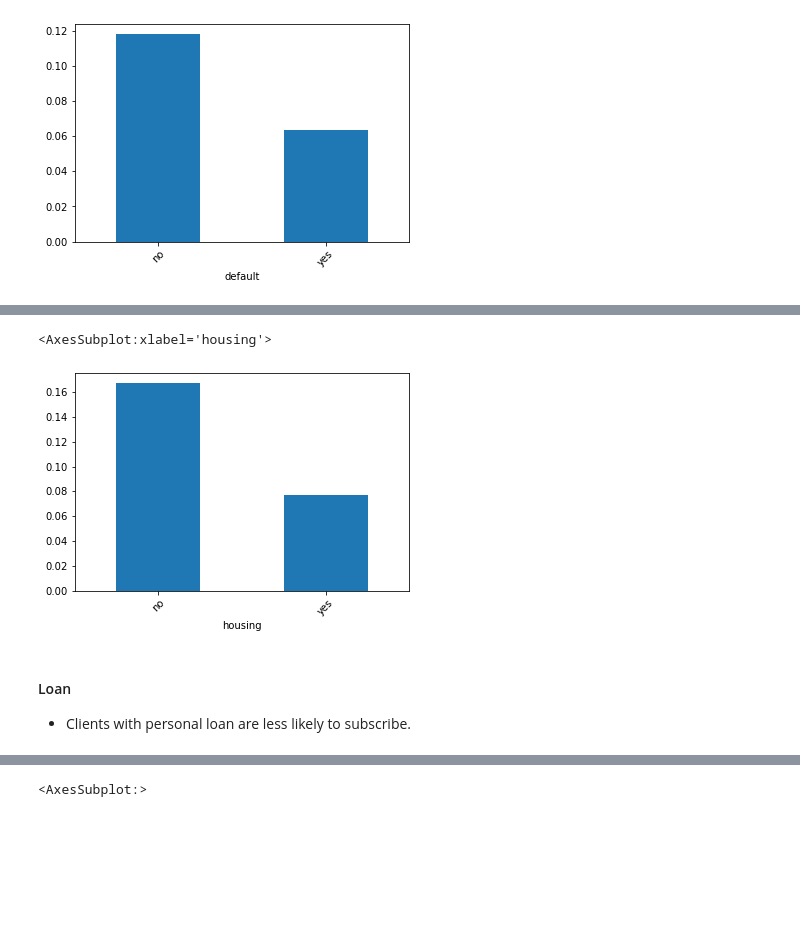
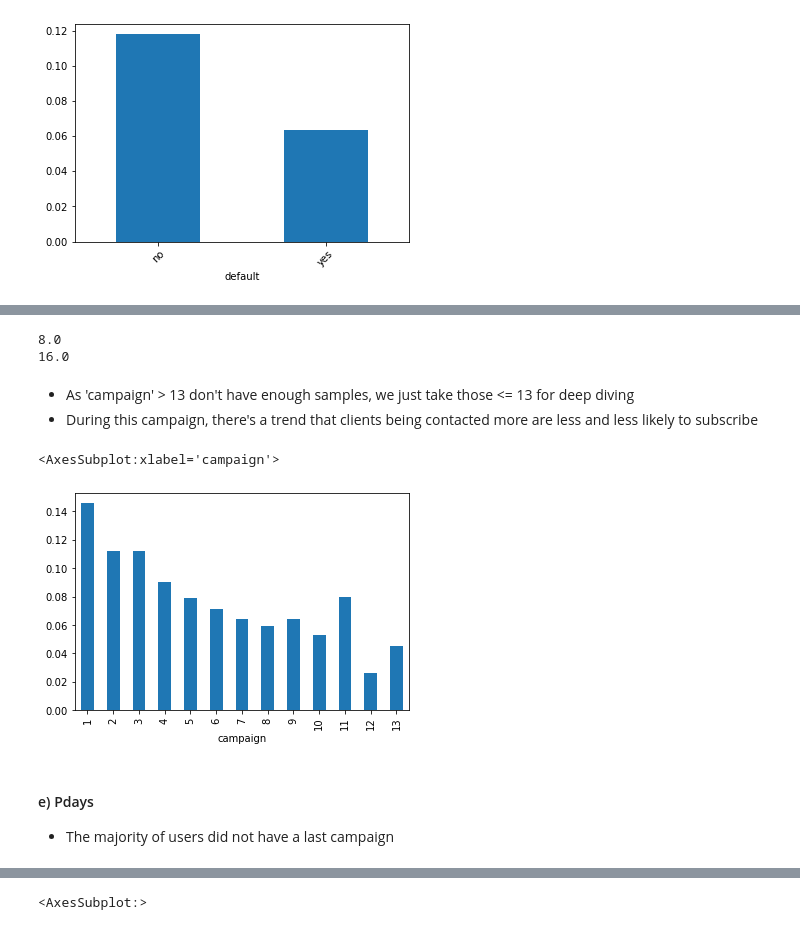
Before and after one commit to bowcai/bank-analysis, a Jupyter notebook: bank-analysis.ipynb, the cells around one changed output, grey strips where cells are left out. Drawn from its saved outputs; the diff is of its cells as text; code cells hidden in the pictures; blank space fills up the shorter version.

```diff
--- a/bank-analysis.ipynb
+++ b/bank-analysis.ipynb
@@ -9,3 +52,3 @@ import seaborn as sns
 # %%
-df = pd.read_csv('bank-full.csv', sep=';')
+df = pd.read_csv('./bank-full.csv',sep=';')
 # %%
@@ -110,8 +275,17 @@ df_balance_ranged.groupby(pd.cut(df_balance_ranged['balance'], bins=20)).mean()[
+# %%
+print(df.campaign.quantile(.95))
+print(df.campaign.quantile(.99))
+# %% [output]
+8.0
+16.0
+# %% [markdown]
+- As 'campaign' > 13 don't have enough samples, we just take those <= 13 for deep diving
+- During this campaign, there's a trend that clients being contacted more are less and less likely to subscribe
 # %%
-df.groupby('housing').mean()['y'].plot.bar(rot=45)
+df[df['campaign'] <= 13].groupby('campaign').mean()['y'].plot.bar()
 # %% [output]
-<AxesSubplot:xlabel='housing'>
+<AxesSubplot:xlabel='campaign'>
-[figure, old version]
+[figure, new version]
-# %% [markdown]
-#### Loan
-- Clients with personal loan are less likely to subscribe.
+# %% [markdown]
+#### e) Pdays
+- The majority of users did not have a last campaign
```
Also changed, not shown: parts of 258 cells of this notebook, 5 other files.
